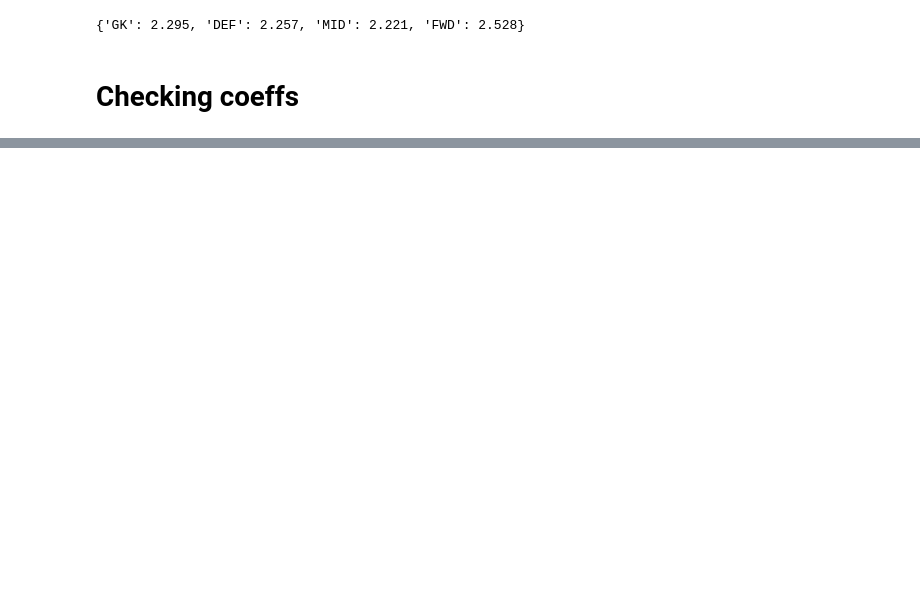
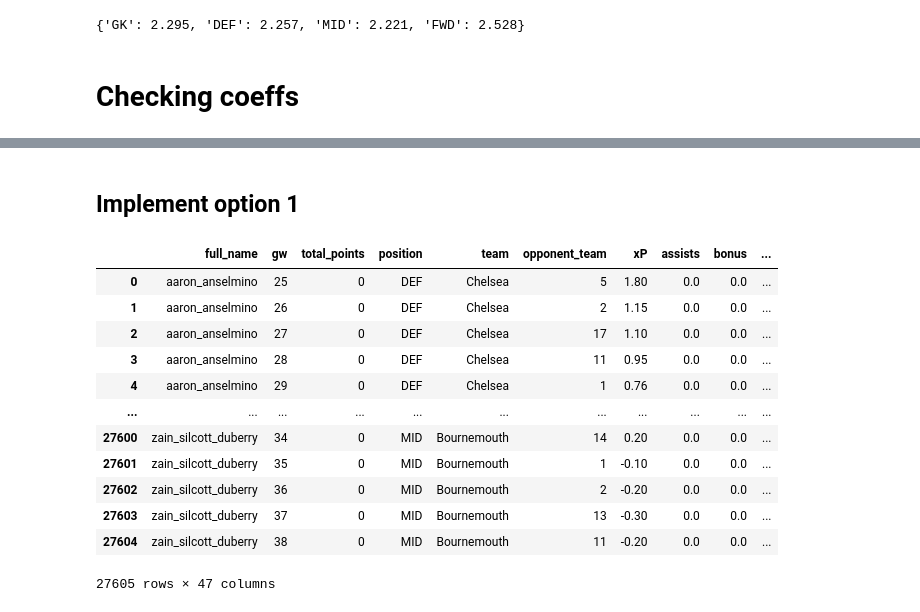
Before and after one commit to doug-ellis/draft_fpl_2526, a Jupyter notebook: transfer/assessing_opponent_impact.ipynb, the cells around one changed output, grey strips where cells are left out. Cells and saved outputs as stored; diff of their text form; code cells hidden in the pictures; blank space fills up the shorter version.

```diff
--- a/transfer/assessing_opponent_impact.ipynb
+++ b/transfer/assessing_opponent_impact.ipynb
@@ -130,0 +124,2 @@ LinregressResult(slope=np.float64(-0.04957550398317932), intercept=np.float64(1.
+# %%
+training_df_test['total_points'] = training_df_test['total_points'].astype(int)
@@ -130,0 +128,3 @@ LinregressResult(slope=np.float64(-0.04957550398317932), intercept=np.float64(1.
+# %%
+points_conceded_df = training_df_test.groupby(['gw', 'year', 'opponent_team_name', 'position']
+                                         ).sum(numeric_only=True)[['total_points']]
@@ -130,0 +170,55 @@ LinregressResult(slope=np.float64(-0.04957550398317932), intercept=np.float64(1.
+# %% [markdown]
+## Implement option 1
+# %%
+year = 25
+gw = 38
+rolling_gws=5
+# def get_rolling_df(year, gw, rolling_gws):
+gw_df = import_data_from_vastaav(year, gw)
+gw_df = add_team_data(gw_df)
+
+gw_df['full_name'] = gw_df['name'].apply(clean_name)
+
+# Get player specific stats
+player_value_cols = ['xP', 'assists', 'bonus', 'bps',
+    'clean_sheets', 'creativity', 'expected_assists',
+    'expected_goal_involvements', 'expected_goals',
+    'expected_goals_conceded', 'goals_conceded', 'goals_scored',
+    'ict_index', 'influence', 'minutes',
+    'own_goals', 'penalties_missed', 'penalties_saved',
+    'red_cards', 'saves', 'starts',
+    'threat', 'total_points', 'transfers_balance',
+    'transfers_in', 'transfers_out', 'value', 'yellow_cards']
+merge_cols_players = ['full_name', 'gw', 'total_points', 'position','team','opponent_team']
+ewma_gw_df_players = roll(gw_df, 'full_name', player_value_cols, {'total_points': 'ewma_total_points'}, merge_cols_players, rolling_gws)
+
+# Get team specific stats
+points_conceded_df = get_fpl_points_scored_df(gw_df, year)
+gw_df_teams = get_teams_df(gw_df)
+team_value_cols = ['team_goals', 'team_points'] + [f'points_conceded_{pos}' for pos in ['GK', 'DEF', 'MID', 'FWD']]
+merge_cols_teams = ['team', 'gw']
+gw_df_teams = gw_df_teams.merge(points_conceded_df, on=merge_cols_teams)
+ewma_gw_df_teams = roll(gw_df_teams, 'team', team_value_cols, {'team_goals': 'ewma_team_goals',
+                                                                'team_points': 'ewma_team_points',
+                                                                'points_conceded_GK': 'ewma_points_conceded_GK',
+                                                                'points_conceded_DEF': 'ewma_points_conceded_DEF',
+                                                                'points_conceded_MID': 'ewma_points_conceded_MID',
+                                                                'points_conceded_FWD': 'ewma_points_conceded_FWD'}, merge_cols_teams, rolling_gws)
+merged_ewma_df = merge_ewma_dfs(ewma_gw_df_players, ewma_gw_df_teams, year)
+    # return merged_ewma_df
+# %%
+merged_ewma_df
+# %% [output]
+|  | full_name | gw | total_points | position | team | opponent_team | xP | assists | bonus | ... |
+| 0 | aaron_anselmino | 25 | 0 | DEF | Chelsea | 5 | 1.80 | 0.0 | 0.0 | ... |
+| 1 | aaron_anselmino | 26 | 0 | DEF | Chelsea | 2 | 1.15 | 0.0 | 0.0 | ... |
+| 2 | aaron_anselmino | 27 | 0 | DEF | Chelsea | 17 | 1.10 | 0.0 | 0.0 | ... |
+| 3 | aaron_anselmino | 28 | 0 | DEF | Chelsea | 11 | 0.95 | 0.0 | 0.0 | ... |
+| 4 | aaron_anselmino | 29 | 0 | DEF | Chelsea | 1 | 0.76 | 0.0 | 0.0 | ... |
+| ... | ... | ... | ... | ... | ... | ... | ... | ... | ... | ... |
+| 27600 | zain_silcott_duberry | 34 | 0 | MID | Bournemouth | 14 | 0.20 | 0.0 | 0.0 | ... |
+| 27601 | zain_silcott_duberry | 35 | 0 | MID | Bournemouth | 1 | -0.10 | 0.0 | 0.0 | ... |
+| 27602 | zain_silcott_duberry | 36 | 0 | MID | Bournemouth | 2 | -0.20 | 0.0 | 0.0 | ... |
+| 27603 | zain_silcott_duberry | 37 | 0 | MID | Bournemouth | 13 | -0.30 | 0.0 | 0.0 | ... |
+| 27604 | zain_silcott_duberry | 38 | 0 | MID | Bournemouth | 11 | -0.20 | 0.0 | 0.0 | ... |
+27605 rows × 47 columns
```
Also changed, not shown: parts of 20 cells of this notebook, 1 other file.
